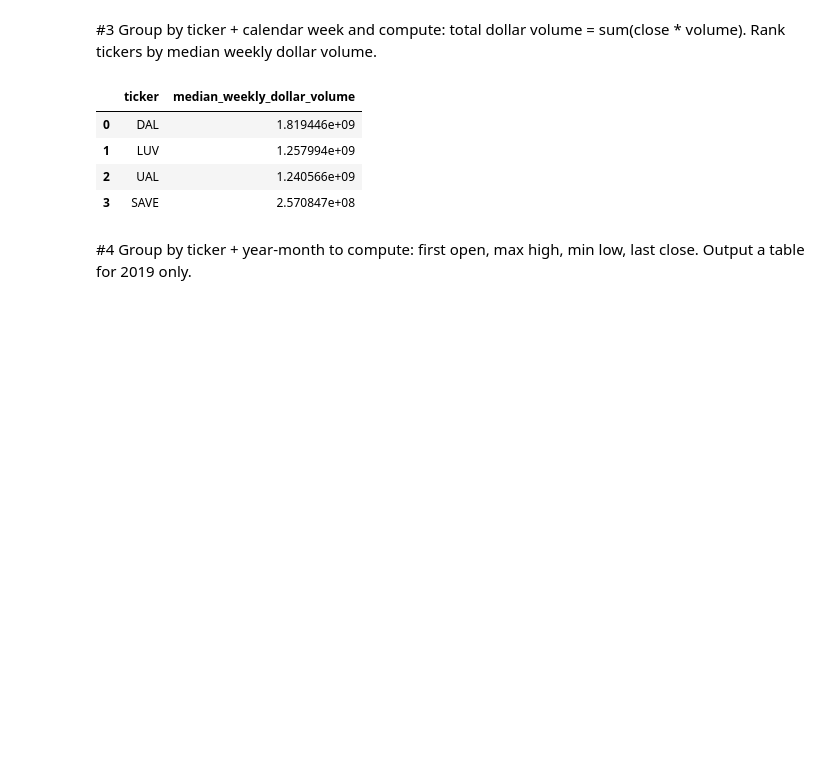
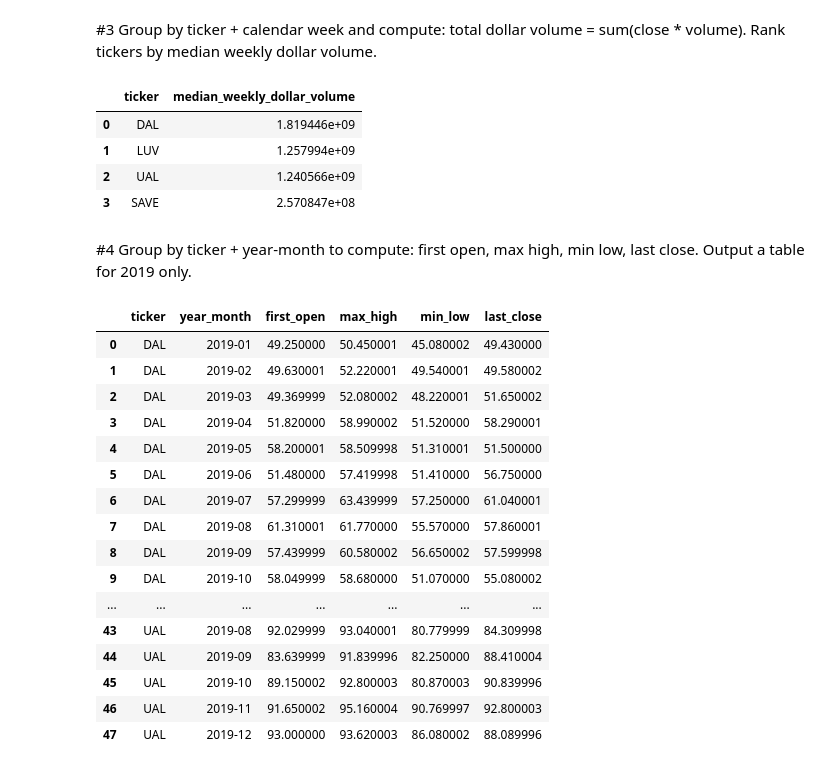
Before and after one commit to Medha-Subramaniyan/airlineStocks_dA, a Jupyter notebook: analysis.ipynb, the cells around one changed output. Saved outputs shown, nothing was run; the diff lists cells and outputs as text; code cells hidden in the pictures; blank space fills up the shorter version.

```diff
--- a/analysis.ipynb
+++ b/analysis.ipynb
@@ -291,3 +291,68 @@ median_weekly_dv_ranked
 | 3 | SAVE | 2.570847e+08 |
 # %% [markdown]
 #4 Group by ticker + year-month to compute: first open, max high, min low, last close. Output a table for 2019 only.
+# %%
+# Convert Date to datetime if not already done
+compiled_df['Date'] = pd.to_datetime(compiled_df['Date'])
+# Create a list to store individual ticker data
+ticker_data = []
+
+# Extract data for each ticker
+for ticker in ['DAL', 'LUV', 'SAVE', 'UAL']:
+    # Get the OHLC columns for this ticker
+    open_col = f'Open_{ticker}'
+    high_col = f'High_{ticker}'
+    low_col = f'Low_{ticker}'
+    close_col = f'Close_{ticker}'
+
+    # Create a DataFrame for this ticker
+    ticker_df = compiled_df[['Date', open_col, high_col, low_col, close_col]].copy()
+    ticker_df['ticker'] = ticker
+    ticker_df['open'] = ticker_df[open_col]
+    ticker_df['high'] = ticker_df[high_col]
+    ticker_df['low'] = ticker_df[low_col]
+    ticker_df['close'] = ticker_df[close_col]
+    ticker_df = ticker_df[['Date', 'ticker', 'open', 'high', 'low', 'close']]
+
+    ticker_data.append(ticker_df)
+
+# Combine all ticker data
+all_tickers = pd.concat(ticker_data, ignore_index=True)
+
+# Add year-month column
+all_tickers['year_month'] = all_tickers['Date'].dt.to_period('M')
+
+# Filter for 2019 only
+tickers_2019 = all_tickers[all_tickers['Date'].dt.year == 2019]
+
+# Group by ticker and year-month, compute OHLC statistics
+monthly_ohlc = tickers_2019.groupby(['ticker', 'year_month']).agg({
+    'open': 'first',    # First open of the month
+    'high': 'max',      # Maximum high of the month
+    'low': 'min',       # Minimum low of the month
+    'close': 'last'     # Last close of the month
+}).reset_index()
+
+monthly_ohlc.columns = ['ticker', 'year_month', 'first_open', 'max_high', 'min_low', 'last_close']
+
+# Sort by ticker and year_month for better readability
+monthly_ohlc = monthly_ohlc.sort_values(['ticker', 'year_month'])
+monthly_ohlc
+# %% [output]
+|  | ticker | year_month | first_open | max_high | min_low | last_close |
+| 0 | DAL | 2019-01 | 49.250000 | 50.450001 | 45.080002 | 49.430000 |
+| 1 | DAL | 2019-02 | 49.630001 | 52.220001 | 49.540001 | 49.580002 |
+| 2 | DAL | 2019-03 | 49.369999 | 52.080002 | 48.220001 | 51.650002 |
+| 3 | DAL | 2019-04 | 51.820000 | 58.990002 | 51.520000 | 58.290001 |
+| 4 | DAL | 2019-05 | 58.200001 | 58.509998 | 51.310001 | 51.500000 |
+| 5 | DAL | 2019-06 | 51.480000 | 57.419998 | 51.410000 | 56.750000 |
+| 6 | DAL | 2019-07 | 57.299999 | 63.439999 | 57.250000 | 61.040001 |
+| 7 | DAL | 2019-08 | 61.310001 | 61.770000 | 55.570000 | 57.860001 |
+| 8 | DAL | 2019-09 | 57.439999 | 60.580002 | 56.650002 | 57.599998 |
+| 9 | DAL | 2019-10 | 58.049999 | 58.680000 | 51.070000 | 55.080002 |
+| ... | ... | ... | ... | ... | ... | ... |
+| 43 | UAL | 2019-08 | 92.029999 | 93.040001 | 80.779999 | 84.309998 |
+| 44 | UAL | 2019-09 | 83.639999 | 91.839996 | 82.250000 | 88.410004 |
+| 45 | UAL | 2019-10 | 89.150002 | 92.800003 | 80.870003 | 90.839996 |
+| 46 | UAL | 2019-11 | 91.650002 | 95.160004 | 90.769997 | 92.800003 |
+| 47 | UAL | 2019-12 | 93.000000 | 93.620003 | 86.080002 | 88.089996 |
```
Also changed, not shown: parts of 2 cells of this notebook.
